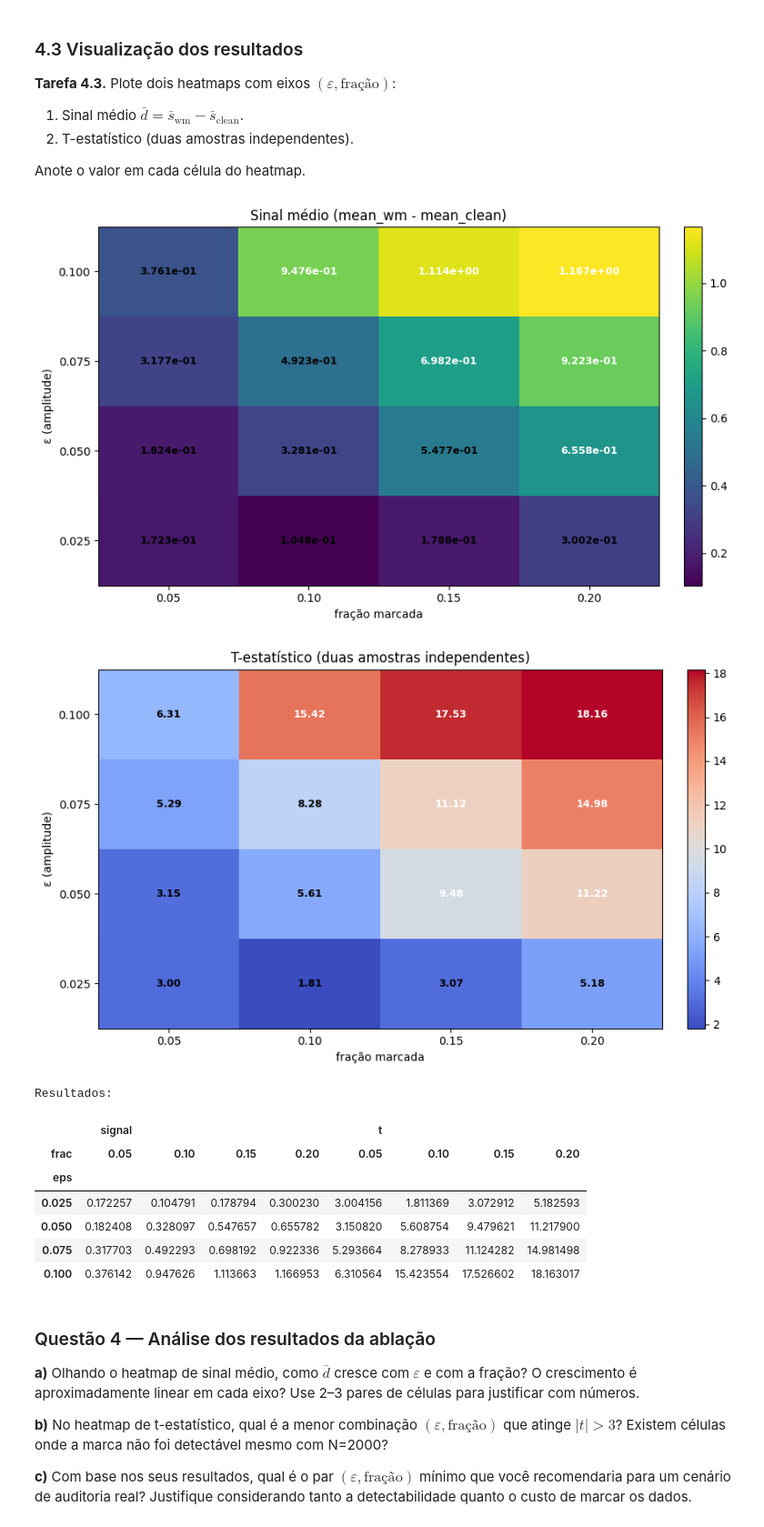
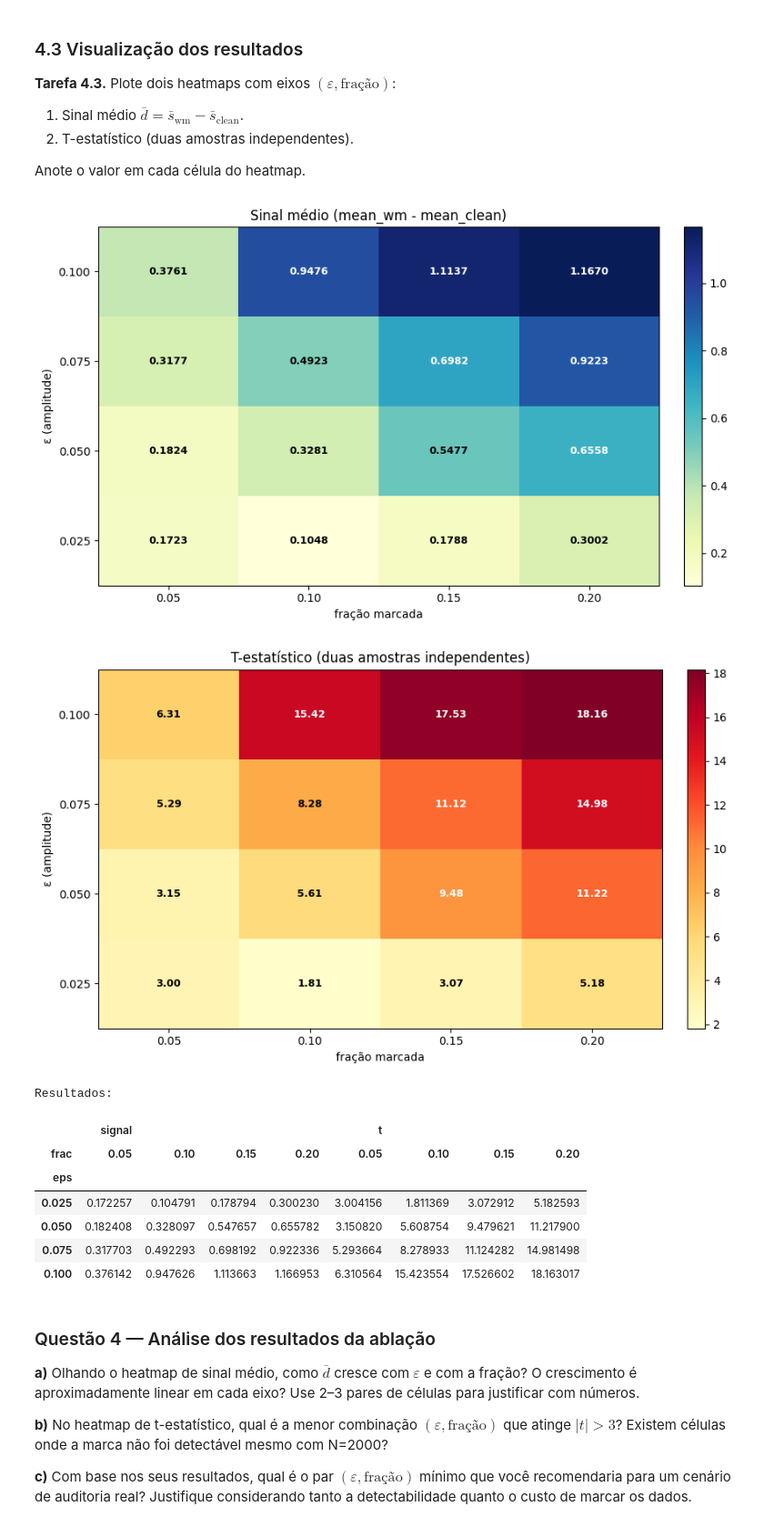
Before and after one commit to biaanuness/machine_learning2, a Jupyter notebook: trabalho_3/vae_watermark.ipynb, the cells around one changed output. Shown at 91% size. Drawn from its saved outputs; the diff is of its cells as text; code cells hidden in the pictures.

```diff
--- a/trabalho_3/vae_watermark.ipynb
+++ b/trabalho_3/vae_watermark.ipynb
@@ -1538,6 +1538,7 @@ Anote o valor em cada célula do heatmap.
 # Heatmaps: sinal médio e t-estatístico
 import numpy as np
 import matplotlib.pyplot as plt
+from matplotlib.colors import LinearSegmentedColormap
 
 # assegura que df_results existe
 try:
@@ -1566,6 +1567,10 @@ for i, eps in enumerate(eps_vals):
         signal_grid[i, j] = val_signal
         t_grid[i, j] = val_t
 
+#cmap_sinal = LinearSegmentedColormap.from_list("Sinal_Verde_Azul", ["#d4edd4", "#1a468a"])
+
+#cmap_t = LinearSegmentedColormap.from_list("T_Amarelo_Vermelho", ["#fff9db", "#b30000"])
+
 def plot_annotated_heatmap(grid, row_labels, col_labels, title, cmap, fmt, filename):
     fig, ax = plt.subplots(figsize=(4 + len(col_labels)*1.2, 3 + len(row_labels)*0.6))
     im = ax.imshow(grid, origin="lower", cmap=cmap, aspect="auto")
@@ -1577,38 +1582,38 @@ def plot_annotated_heatmap(grid, row_labels, col_labels, title, cmap, fmt, filen
     ax.set_ylabel("ε (amplitude)")
     ax.set_title(title)
     plt.colorbar(im, ax=ax, fraction=0.046, pad=0.04)
 
     # Anotar valores em cada célula
     for i in range(grid.shape[0]):
         for j in range(grid.shape[1]):
             v = grid[i, j]
             txt = "nan" if np.isnan(v) else (fmt.format(v))
             ax.text(j, i, txt, ha="center", va="center", color="white" if not np.isnan(v) and abs(v) > (np.nanmax(np.abs(grid)) * 0.5) else "black",
                     fontsize=9, fontweight="bold")
     plt.tight_layout()
     plt.savefig(output_dir / filename, dpi=150)
     plt.show()
 
 # Signal heatmap
 plot_annotated_heatmap(signal_grid, eps_vals, frac_vals,
                        title="Sinal médio (mean_wm - mean_clean)",
-                       cmap="viridis",
-                       fmt="{:.3e}",
+                       cmap="YlGnBu",
+                       fmt="{:.4f}",
                        filename="4.3_signal_heatmap.png")
 
 # T-statistic heatmap
 plot_annotated_heatmap(t_grid, eps_vals, frac_vals,
                        title="T-estatístico (duas amostras independentes)",
-                       cmap="coolwarm",
+                       cmap="YlOrRd",
                        fmt="{:.2f}",
                        filename="4.3_tstat_heatmap.png")
 
 
 print("\nResultados:")
 display(df.pivot(index="eps", columns="frac", values=["signal", "t"]))
 # %% [output]
-[figure, old version]
+[figure, new version]
-[figure, old version]
+[figure, new version]
 Resultados:
 |  | signal |  |  |  | t |  |  |  |
 | frac | 0.05 | 0.10 | 0.15 | 0.20 | 0.05 | 0.10 | 0.15 | 0.20 |
```
Also changed, not shown: parts of 5 cells of this notebook.
